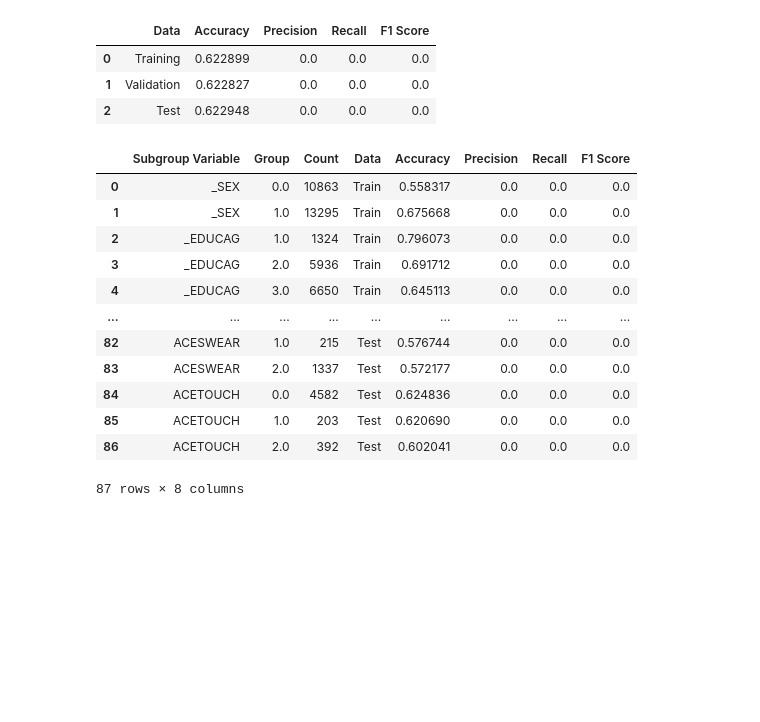
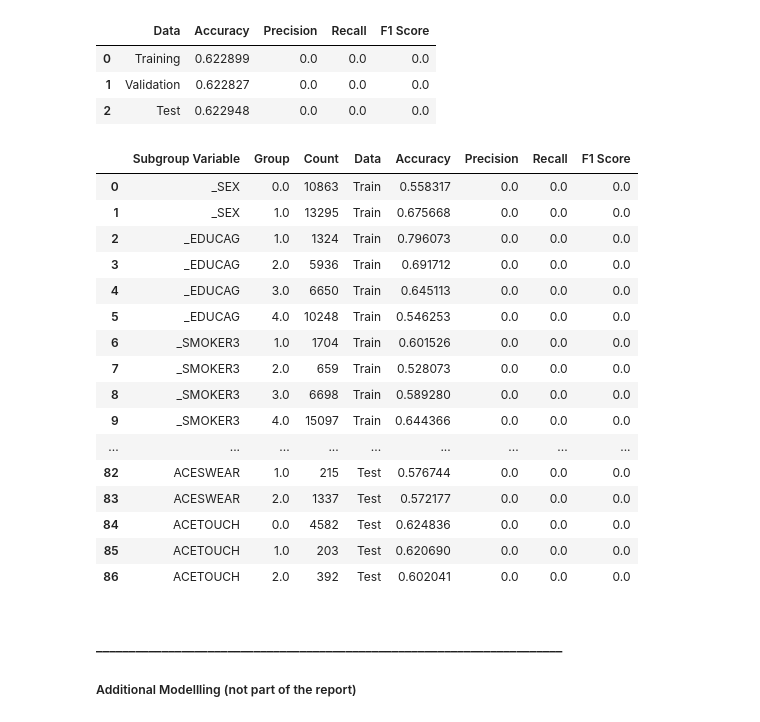
Before and after one commit to cassidy-bruner/mids-207-final-project-team-4, a Jupyter notebook: python_notebooks/baseline_model.ipynb, the cells around one changed output. Saved outputs shown, nothing was run; the diff lists cells and outputs as text; code cells hidden in the pictures; blank space fills up the shorter version.

```diff
--- a/python_notebooks/baseline_model.ipynb
+++ b/python_notebooks/baseline_model.ipynb
@@ -79,7 +80,9 @@ summary_table
 | 1 | Validation | 0.622827 | 0.0 | 0.0 | 0.0 |
 | 2 | Test | 0.622948 | 0.0 | 0.0 | 0.0 |
 # %%
-# Specific subgroup columns to check performance for
+pd.set_option('display.max_rows', None)
+
+#  Specific subgroup columns to check performance for
 subgroup_cols = ['_SEX', '_EDUCAG', '_SMOKER3', 'ACEDEPRS', 'ACEPRISN', 'ACEDIVRC', 'ACEPUNCH',
        'ACEHURT1', 'ACESWEAR', 'ACETOUCH']
 
@@ -89,37 +92,44 @@ subgroup_results = []
 for split_name, X, y in [
     ("Train", cleaned_X_train, cleaned_y_train),
     ("Validation", cleaned_X_val, cleaned_y_val),
     ("Test", cleaned_X_test, cleaned_y_test)
 ]:
     for col in subgroup_cols:
         if col not in X.columns:
             continue
 
         for group, idx in X.groupby(col).groups.items():
             y_true = y.loc[idx]
             y_pred = np.full(len(y_true), fill_value=majority_class)
 
             subgroup_results.append({
                 "Subgroup Variable": col,
                 "Group": group,
                 "Count": len(y_true),
                 **get_metrics(split_name, y_true, y_pred)
             })
 
 # SDisplay subgroup metrics
 subgroup_table = pd.DataFrame(subgroup_results)
 subgroup_table
 # %% [output]
 |  | Subgroup Variable | Group | Count | Data | Accuracy | Precision | Recall | F1 Score |
 | 0 | _SEX | 0.0 | 10863 | Train | 0.558317 | 0.0 | 0.0 | 0.0 |
 | 1 | _SEX | 1.0 | 13295 | Train | 0.675668 | 0.0 | 0.0 | 0.0 |
 | 2 | _EDUCAG | 1.0 | 1324 | Train | 0.796073 | 0.0 | 0.0 | 0.0 |
 | 3 | _EDUCAG | 2.0 | 5936 | Train | 0.691712 | 0.0 | 0.0 | 0.0 |
 | 4 | _EDUCAG | 3.0 | 6650 | Train | 0.645113 | 0.0 | 0.0 | 0.0 |
+| 5 | _EDUCAG | 4.0 | 10248 | Train | 0.546253 | 0.0 | 0.0 | 0.0 |
+| 6 | _SMOKER3 | 1.0 | 1704 | Train | 0.601526 | 0.0 | 0.0 | 0.0 |
+| 7 | _SMOKER3 | 2.0 | 659 | Train | 0.528073 | 0.0 | 0.0 | 0.0 |
+| 8 | _SMOKER3 | 3.0 | 6698 | Train | 0.589280 | 0.0 | 0.0 | 0.0 |
+| 9 | _SMOKER3 | 4.0 | 15097 | Train | 0.644366 | 0.0 | 0.0 | 0.0 |
 | ... | ... | ... | ... | ... | ... | ... | ... | ... |
 | 82 | ACESWEAR | 1.0 | 215 | Test | 0.576744 | 0.0 | 0.0 | 0.0 |
 | 83 | ACESWEAR | 2.0 | 1337 | Test | 0.572177 | 0.0 | 0.0 | 0.0 |
 | 84 | ACETOUCH | 0.0 | 4582 | Test | 0.624836 | 0.0 | 0.0 | 0.0 |
 | 85 | ACETOUCH | 1.0 | 203 | Test | 0.620690 | 0.0 | 0.0 | 0.0 |
 | 86 | ACETOUCH | 2.0 | 392 | Test | 0.602041 | 0.0 | 0.0 | 0.0 |
-87 rows × 8 columns
+# %% [markdown]
+#### _______________________________________________________________________
+##### Additional Modellling (not part of the report)
```
Also changed, not shown: parts of 3 cells of this notebook.
